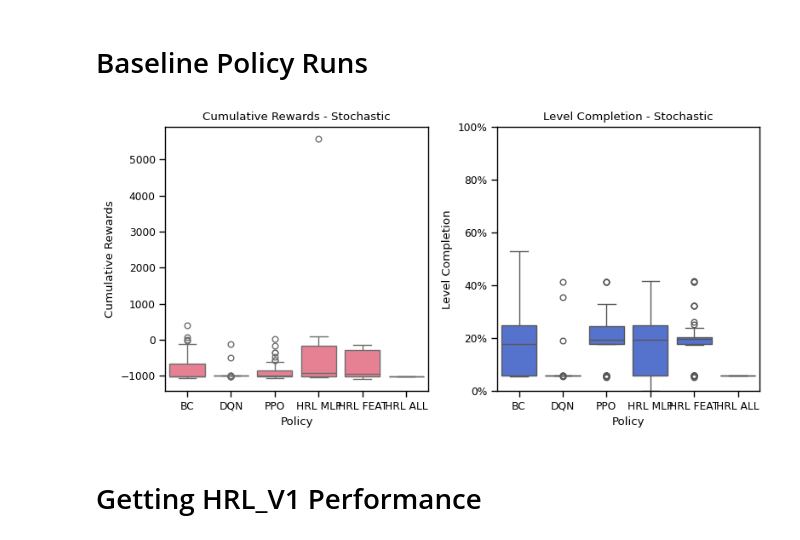
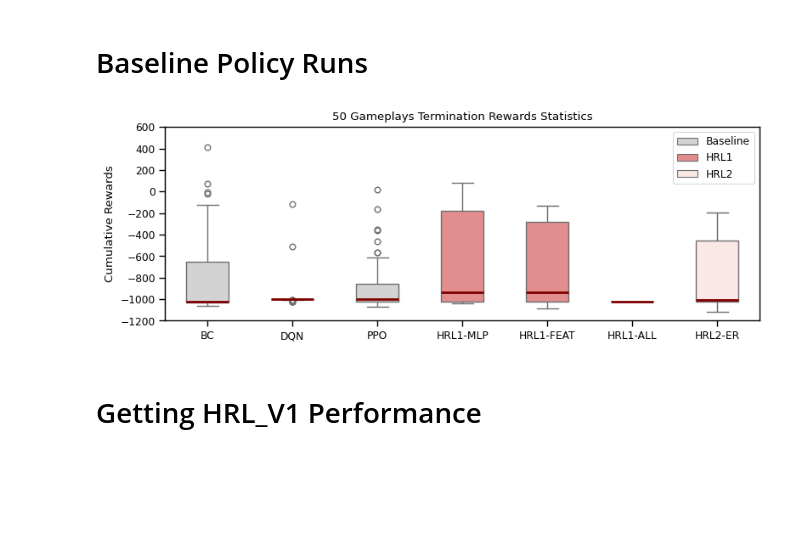
Before and after one commit to danhuay/cs234_project, a Jupyter notebook: code/tensorboard_extract.ipynb, the cells around one changed output. Cells and saved outputs as stored; diff of their text form; code cells hidden in the pictures; blank space fills up the shorter version.

```diff
--- a/code/tensorboard_extract.ipynb
+++ b/code/tensorboard_extract.ipynb
@@ -52,12 +52,14 @@ def tflog2pandas(path):
 # %%
 # load logs
 tag_maps_s = {
-    "bc_policy": "BC",
-    "dqn_base_policy": "DQN",
-    "ppo_base_policy": "PPO",
-    "hrl_bc_ppo_policy_ws_mlp_dyn_clip": "HRL MLP",
-    "hrl_bc_ppo_policy_ws_feat_dyn_clip": "HRL FEAT",
-    "hrl_bc_ppo_policy_ws_all_dyn_clip": "HRL ALL",
+    "bc_policy": ("BC", "Baseline"),
+    "dqn_base_policy": ("DQN", "Baseline"),
+    "ppo_base_policy": ("PPO", "Baseline"),
+    "hrl_bc_ppo_policy_ws_mlp_dyn_clip": ("HRL1-MLP", "HRL1"),
+    "hrl_bc_ppo_policy_ws_feat_dyn_clip": ("HRL1-FEAT", "HRL1"),
+    "hrl_bc_ppo_policy_ws_all_dyn_clip": ("HRL1-ALL", "HRL1"),
+    "hrl_exp_traj_reverse_ppo": ("HRL2-ER", "HRL2"),
+    # "hrl_exp_traj_reverse_ppo_ws_mlp_dyn_clip": "HRL2-ER-MLP"
 }
 
 tag_maps = {
@@ -70,37 +72,44 @@ for _main_tag, _tag_map in tag_maps.items():
     for tag, tag_name in _tag_map.items():
         df = pd.read_csv(f"runs/policy_runs/run_{tag}_stochastic_log.csv")
         df['tag'] = tag
-        df['tag_name'] = tag_name
+        df['tag_name'] = tag_name[0]
+        df["group"] = tag_name[1]
         holder.append(df)
 
     df_logs = pd.concat(holder)
     dfs[_main_tag] = df_logs
 # %%
-fig, axes = plt.subplots(1, 2, figsize=(8,4))
-axes = axes.flatten()
+fig, axes = plt.subplots(1, 1, figsize=(8,3))
+# axes = axes.flatten()
+axes = [axes]
 
 # =================================================================================
 # stochastic
 df_logs = dfs["stochastic"]
-orders = list(tag_maps['stochastic'].values())
-sns.boxplot(data=df_logs, x='tag_name', y='cum_rewards', order=orders, ax=axes[0])
-axes[0].set_xlabel("Policy")
+orders = [tag_name[0] for tag_name in tag_maps['stochastic'].values()]
+colors = ["lightgray", "lightcoral", "mistyrose"]
+sns.boxplot(data=df_logs, x='tag_name', y='cum_rewards', order=orders, width=0.5,
+            medianprops={"color": "maroon", "linewidth": 2},
+            ax=axes[0], hue="group", palette=colors)
+axes[0].set_xlabel("")
 axes[0].set_ylabel("Cumulative Rewards")
-axes[0].set_title("Cumulative Rewards - Stochastic")
+axes[0].set_title("50 Gameplays Termination Rewards Statistics")
 
-sns.boxplot(data=df_logs, x='tag_name', y='completion', order=orders, ax=axes[1], color="royalblue")
-axes[1].set_xlabel("Policy")
-axes[1].set_ylabel("Level Completion")
-axes[1].set_title("Level Completion - Stochastic")
-axes[1].set_ylim(0, 1)
+# sns.boxplot(data=df_logs, x='tag_name', y='completion', order=orders, ax=axes[1], color="royalblue")
+# axes[1].set_xlabel("Policy")
+# axes[1].set_ylabel("Level Completion")
+# axes[1].set_title("Level Completion - Stochastic")
+# axes[1].set_ylim(0, 1)
 
-# Change y-axis to percentage format
-axes[1].yaxis.set_major_formatter(FuncFormatter(lambda y, _: '{:.0%}'.format(y)))
+# # Change y-axis to percentage format
+# axes[1].yaxis.set_major_formatter(FuncFormatter(lambda y, _: '{:.0%}'.format(y)))
 
+axes[0].set_ylim(-1200, 600)
 plt.tight_layout()
-# plt.savefig("../project_milestone/figures/cum_rewards_and_completion_baseline.png", dpi=300, bbox_inches='tight')
+plt.legend()
+plt.savefig("../poster/pics/cum_rewards.png", dpi=300, bbox_inches='tight')
 # %% [output]
-[figure, old version]
+[figure, new version]
 # %% [markdown]
 # Getting HRL_V1 Performance
 # %%
```
Also changed, not shown: parts of 5 cells of this notebook, 6 other files.
